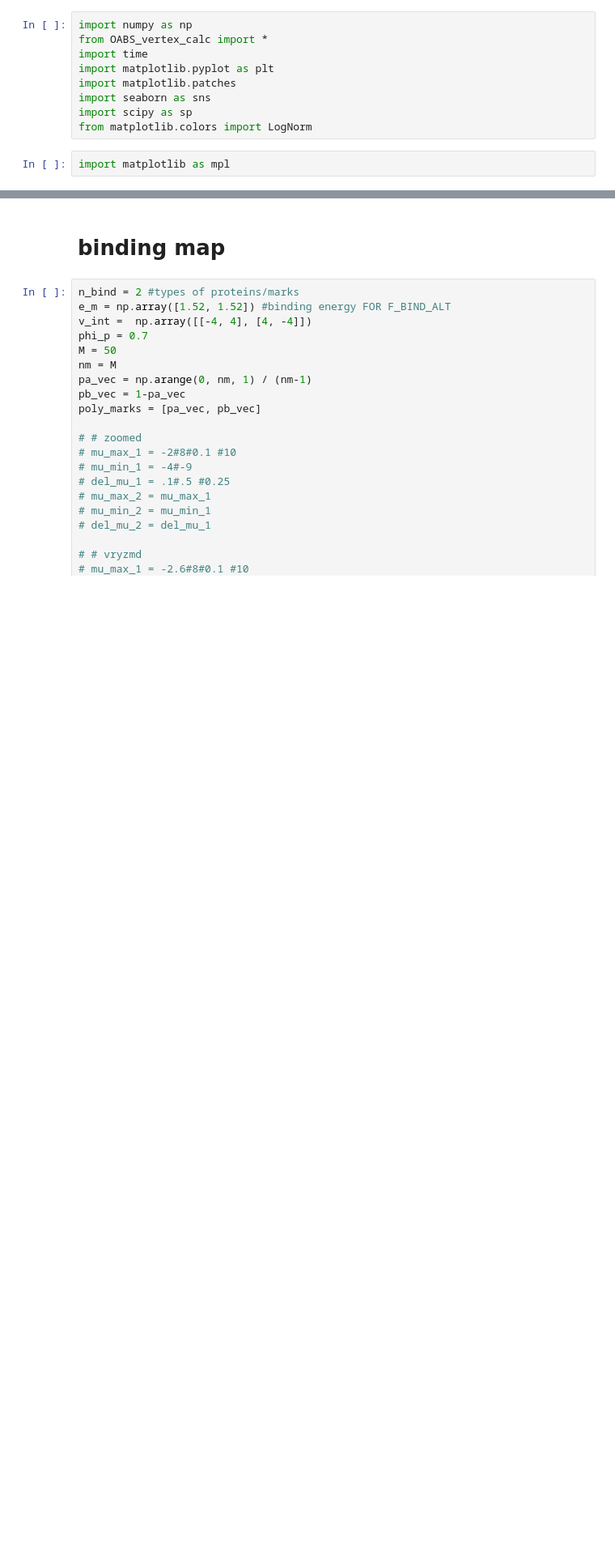
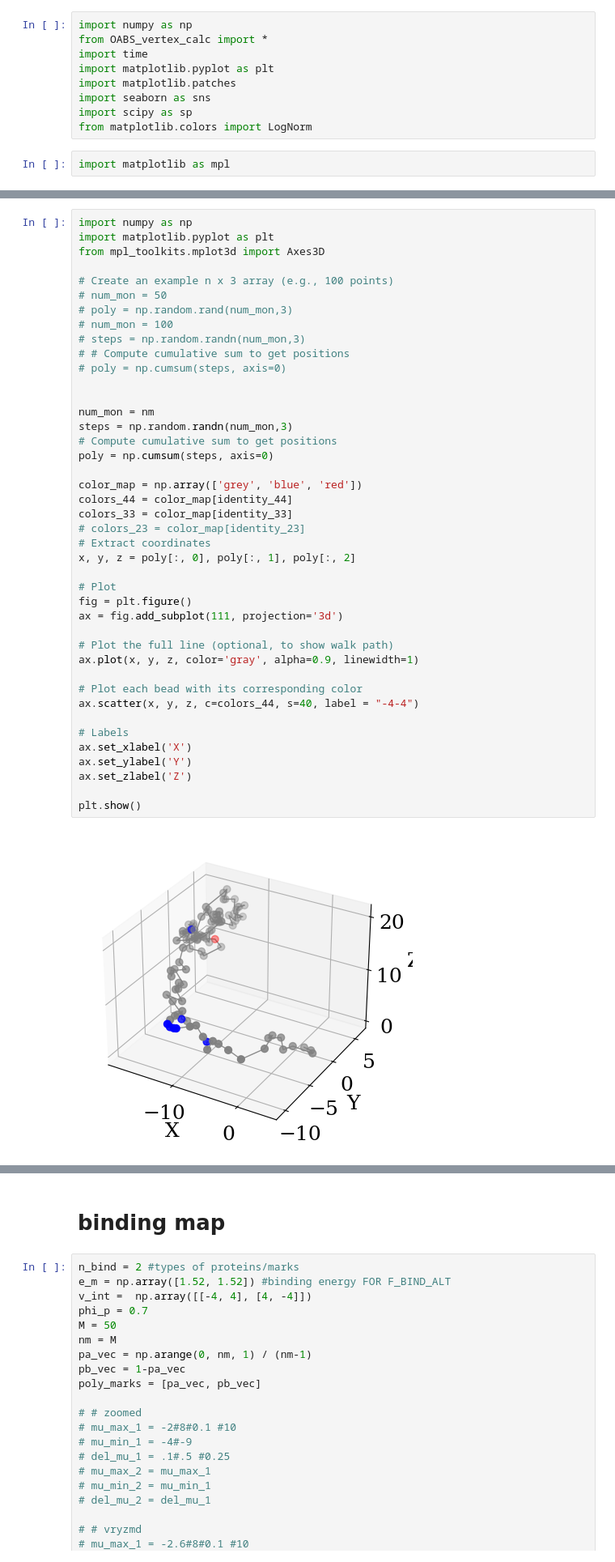
Before and after one commit to tmhabte/wlcsim_membrane, a Jupyter notebook: binder_diblock/paper_figures_dev.ipynb, the cells around one changed output, grey strips where cells are left out. Shown at 81% size. Drawn from its saved outputs; the diff is of its cells as text; blank space fills up the shorter version.

```diff
--- a/binder_diblock/paper_figures_dev.ipynb
+++ b/binder_diblock/paper_figures_dev.ipynb
@@ -11,0 +545,44 @@ import matplotlib as mpl
+# %%
+import numpy as np
+import matplotlib.pyplot as plt
+from mpl_toolkits.mplot3d import Axes3D
+
+# Create an example n x 3 array (e.g., 100 points)
+# num_mon = 50
+# poly = np.random.rand(num_mon,3)
+# num_mon = 100
+# steps = np.random.randn(num_mon,3)
+# # Compute cumulative sum to get positions
+# poly = np.cumsum(steps, axis=0)
+
+
+num_mon = nm
+steps = np.random.randn(num_mon,3)
+# Compute cumulative sum to get positions
+poly = np.cumsum(steps, axis=0)
+
+color_map = np.array(['grey', 'blue', 'red'])
+colors_44 = color_map[identity_44]
+colors_33 = color_map[identity_33]
+# colors_23 = color_map[identity_23]
+# Extract coordinates
+x, y, z = poly[:, 0], poly[:, 1], poly[:, 2]
+
+# Plot
+fig = plt.figure()
+ax = fig.add_subplot(111, projection='3d')
+
+# Plot the full line (optional, to show walk path)
+ax.plot(x, y, z, color='gray', alpha=0.9, linewidth=1)
+
+# Plot each bead with its corresponding color
+ax.scatter(x, y, z, c=colors_44, s=40, label = "-4-4")
+
+# Labels
+ax.set_xlabel('X')
+ax.set_ylabel('Y')
+ax.set_zlabel('Z')
+
+plt.show()
+# %% [output]
+[figure, added]
```
Also changed, not shown: parts of 37 cells of this notebook.
